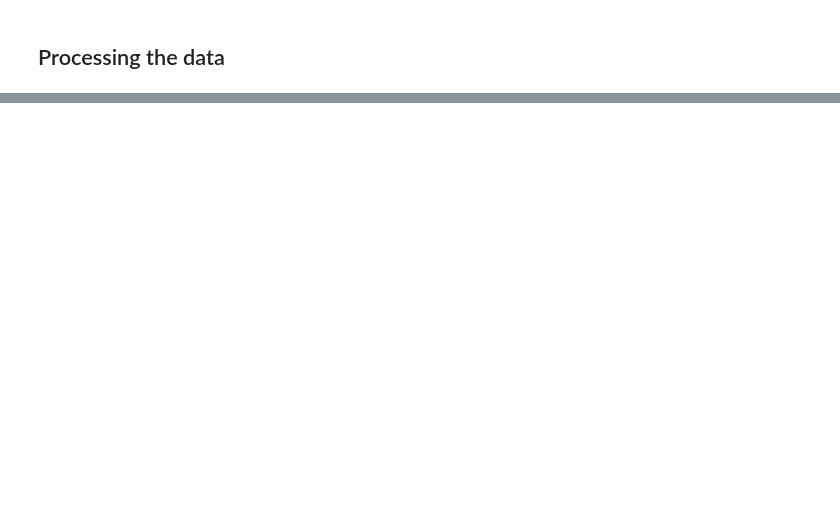
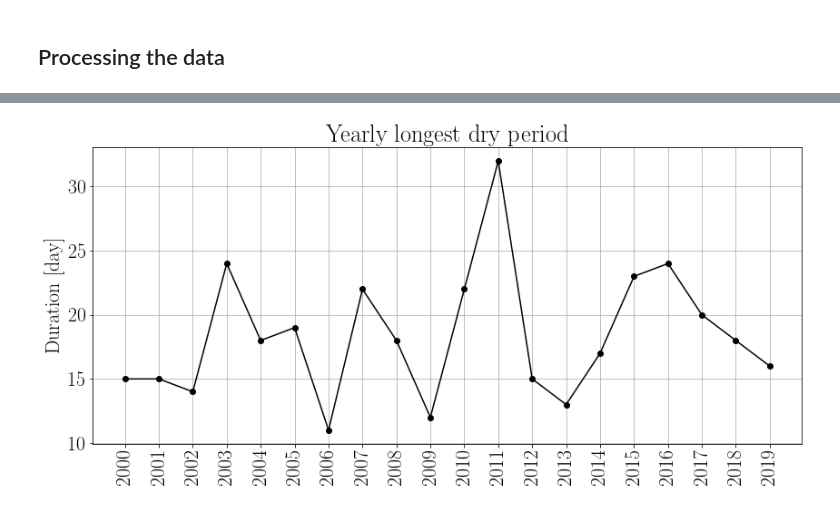
Before and after one commit to e-guenat/GVArainfall, a Jupyter notebook: DailyData_analysis.ipynb, the cells around one changed output, grey strips where cells are left out. Saved outputs shown, nothing was run; the diff lists cells and outputs as text; code cells hidden in the pictures; blank space fills up the shorter version.

```diff
--- a/DailyData_analysis.ipynb
+++ b/DailyData_analysis.ipynb
@@ -110,6 +119,5 @@ for yr in df['Year'].unique():
             dfDry = dfDry.append(pd.DataFrame([{'Year' : yr,'Dry Days' : cnt,
                                                }],index=[1]))
             cnt = 0
-dfDry = dfDry.reset_index()
-dfDry = dfDry.drop(columns='index')
+dfDry = dfDry.reset_index().drop(columns='index')
 dfDry
@@ -117,0 +138,11 @@ dfDry.groupby('Year').max()
+# %%
+#Yearly longest dry period
+plt.figure(figsize=(14,6))
+plt.plot(dfDry.groupby('Year').max(),'ko-')
+plt.grid('True')
+plt.xticks(np.arange(2000,2020,1),rotation='vertical')
+plt.ylabel('Duration [day]')
+plt.title('Yearly longest dry period')
+plt.show()
+# %% [output]
+[figure, added]
```
Also changed, not shown: parts of 14 cells of this notebook.
